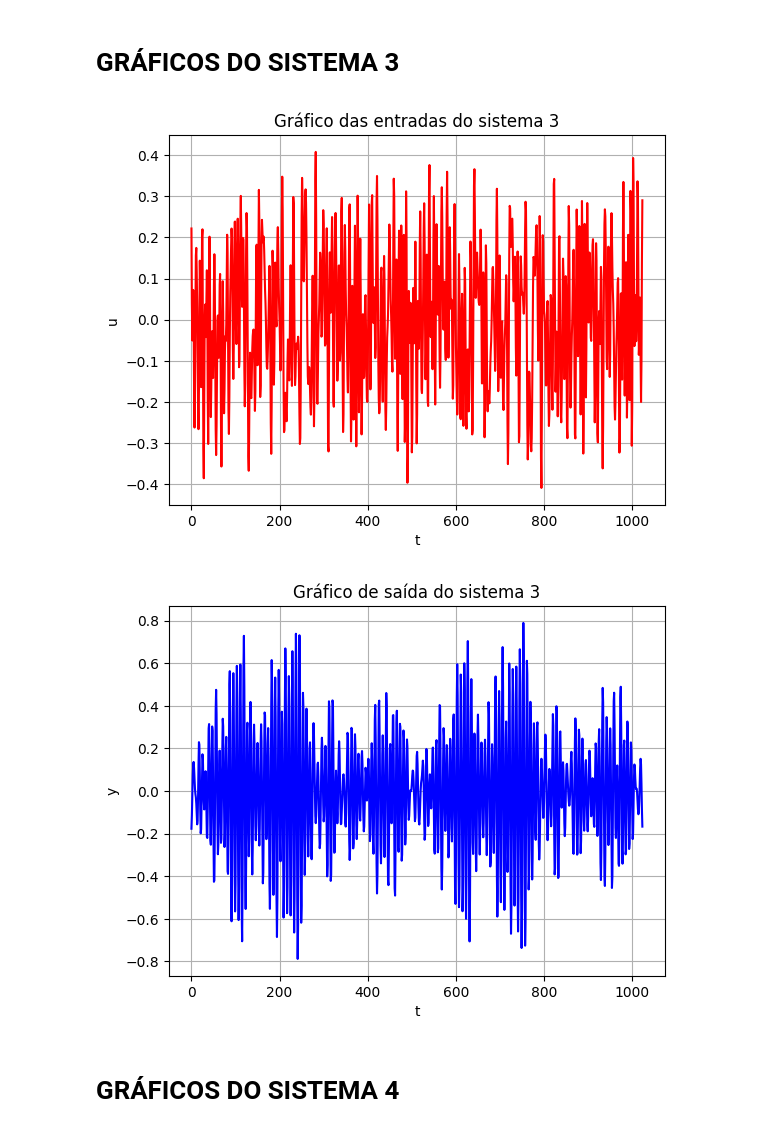
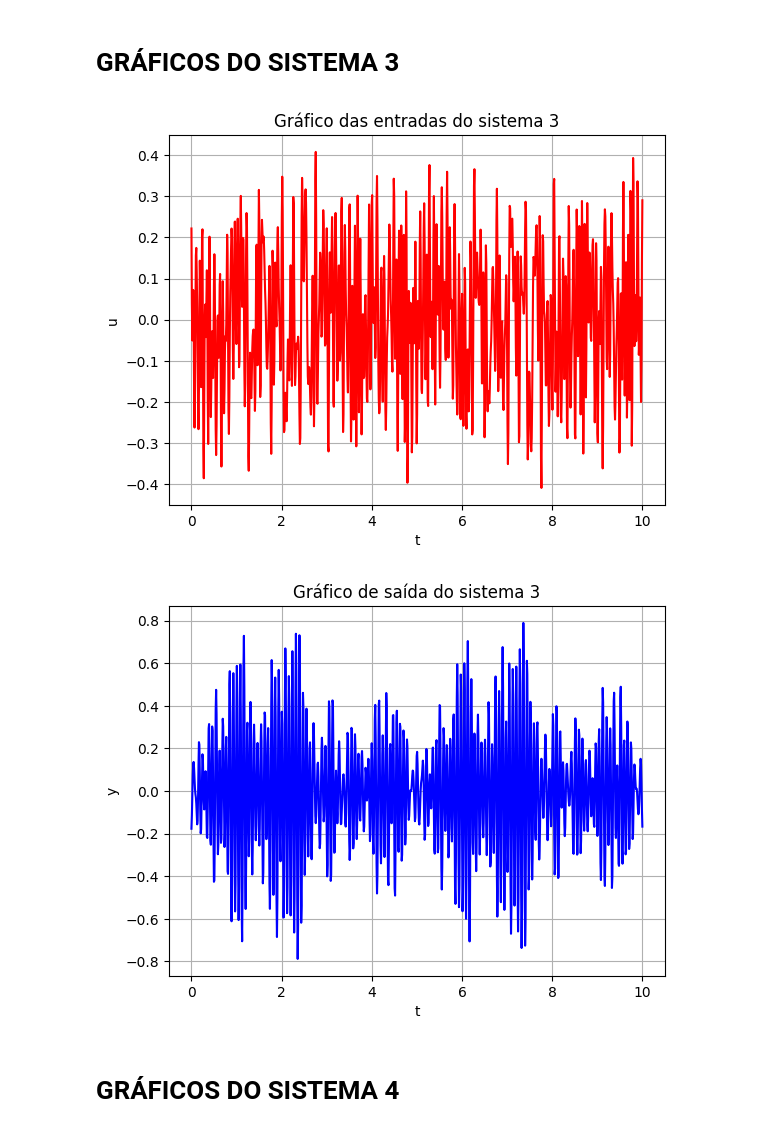
Before and after one commit to L-student/Identificacao_de_sistemas, a Jupyter notebook: AB2-1_Identificacao_Sistemas.ipynb, the cells around one changed output. Saved outputs shown, nothing was run; the diff lists cells and outputs as text; code cells hidden in the pictures.

```diff
--- a/AB2-1_Identificacao_Sistemas.ipynb
+++ b/AB2-1_Identificacao_Sistemas.ipynb
@@ -13,7 +14,6 @@ from sklearn.metrics import mean_squared_error
 # %%
 import matplotlib.pyplot as plt
 
-tempo = []
 u_01 = []
 y_01 = []
 
@@ -26,20 +26,20 @@ with open('exchanger.dat', 'r') as arquivo:
 
         valor1, valor2, valor3 = map(float, valores)  # Converte os valores para float (ou int, se forem inteiros)
 
-        tempo.append(valor1)  # Adiciona o valor à lista correspondente
         u_01.append(valor2)
         y_01.append(valor3)
 
+t_01 = np.linspace(0, 20, len(u_01))
 
 plt.figure(1)
-plt.plot(u_01, label='u(t)', color = 'red')
+plt.plot(t_01, u_01, label='u(t)', color = 'red')
 plt.xlabel('t')
 plt.ylabel('u')
 plt.title('Gráfico das entradas do sistema 1')
 plt.grid(True)
 
 plt.figure(2)
-plt.plot(y_01, label='y(t)', color = 'blue')
+plt.plot(t_01, y_01, label='y(t)', color = 'blue')
 plt.xlabel('t')
 plt.ylabel('y')
 plt.title('Gráfico de saída do sistema 1')
@@ -95,37 +97,39 @@ u_03 = []
 y_03 = []
 
 with open('robot_arm.dat', 'r') as arquivo:
     linhas = arquivo.readlines()
 
     for linha in linhas:
         valores = linha.strip().split('\t')  # Divide a linha nos valores separados por tabulação
 
         valor1, valor2 = map(float, valores)  # Converte os valores para float (ou int, se forem inteiros)
 
         y_03.append(valor2)
         u_03.append(valor1)
 
+t_03 = np.linspace(0, 10, len(u_03))
+
 
 plt.figure(1)
-plt.plot(u_03, label='u(t)', color = 'red')
+plt.plot(t_03, u_03, label='u(t)', color = 'red')
 plt.xlabel('t')
 plt.ylabel('u')
 plt.title('Gráfico das entradas do sistema 3')
 plt.grid(True)
 
 plt.figure(2)
-plt.plot(y_03, label='y(t)', color = 'blue')
+plt.plot(t_03, y_03, label='y(t)', color = 'blue')
 plt.xlabel('t')
 plt.ylabel('y')
 plt.title('Gráfico de saída do sistema 3')
 plt.grid(True)
 plt.show()
 
 u_03 = np.reshape(u_03, (len(u_03),1))
 y_03 = np.reshape(y_03 ,(len(y_03),1))
 # %% [output]
-[figure, old version]
+[figure, new version]
-[figure, old version]
+[figure, new version]
 # %% [markdown]
 # **GRÁFICOS DO SISTEMA 4**
 # %%
```
Also changed, not shown: parts of 67 cells of this notebook.
